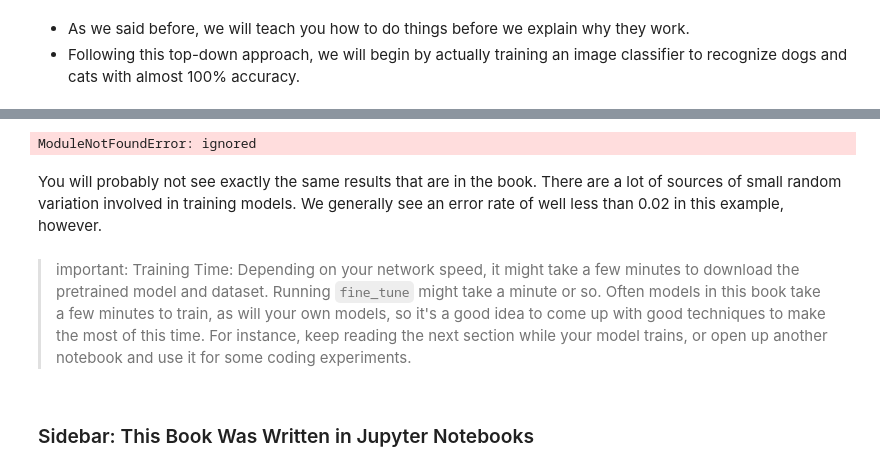
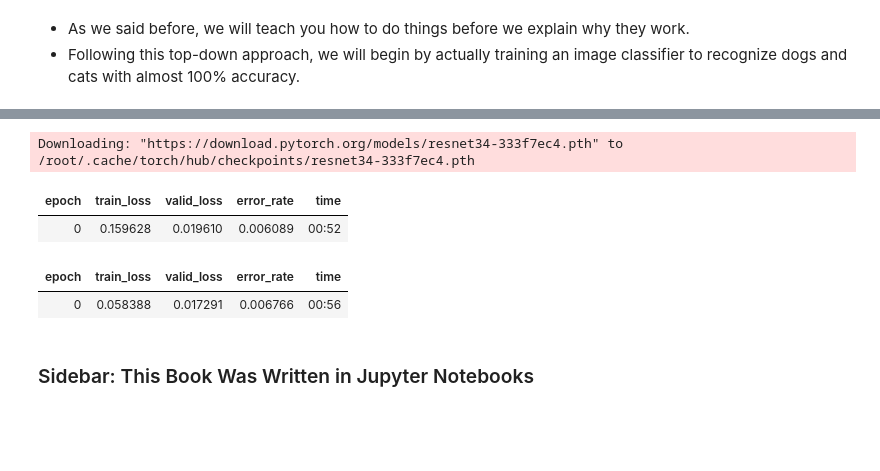
Before and after one commit to minai2020/fastai-learning, a Jupyter notebook: 01_intro_with_modifications.ipynb, the cells around one changed output, grey strips where cells are left out. Cells and saved outputs as stored; diff of their text form; code cells hidden in the pictures; blank space fills up the shorter version.

```diff
--- a/01_intro_with_modifications.ipynb
+++ b/01_intro_with_modifications.ipynb
@@ -26,8 +20,12 @@ they work.
 from fastai.vision.all import *
 
 path = untar_data(URLs.PETS)/'images'
+print(f"PATH --> {path}")
 
-def is_cat(x): return x[0].isupper()
+
+def is_cat(x):
+  return x[0].isupper()
+
 dls = ImageDataLoaders.from_name_func(
     path, get_image_files(path), valid_pct=0.2, seed=42,
     label_func=is_cat, item_tfms=Resize(224))
@@ -38,8 +37,8 @@ learn.fine_tune(1)
-ModuleNotFoundError: ignored
+Downloading: "https://download.pytorch.org/models/resnet34-333f7ec4.pth" to /root/.cache/torch/hub/checkpoints/resnet34-333f7ec4.pth
+| epoch | train_loss | valid_loss | error_rate | time |
+| 0 | 0.159628 | 0.019610 | 0.006089 | 00:52 |
+| epoch | train_loss | valid_loss | error_rate | time |
+| 0 | 0.058388 | 0.017291 | 0.006766 | 00:56 |
-# %% [markdown]
-You will probably not see exactly the same results that are in the book. There are a lot of sources of small random variation involved in training models. We generally see an error rate of well less than 0.02 in this example, however.
-# %% [markdown]
-> important: Training Time: Depending on your network speed, it might take a few minutes to download the pretrained model and dataset. Running `fine_tune` might take a minute or so. Often models in this book take a few minutes to train, as will your own models, so it's a good idea to come up with good techniques to make the most of this time. For instance, keep reading the next section while your model trains, or open up another notebook and use it for some coding experiments.
 # %% [markdown]
 ### Sidebar: This Book Was Written in Jupyter Notebooks
 # %% [markdown]
```
Also changed, not shown: parts of 4 cells of this notebook.
